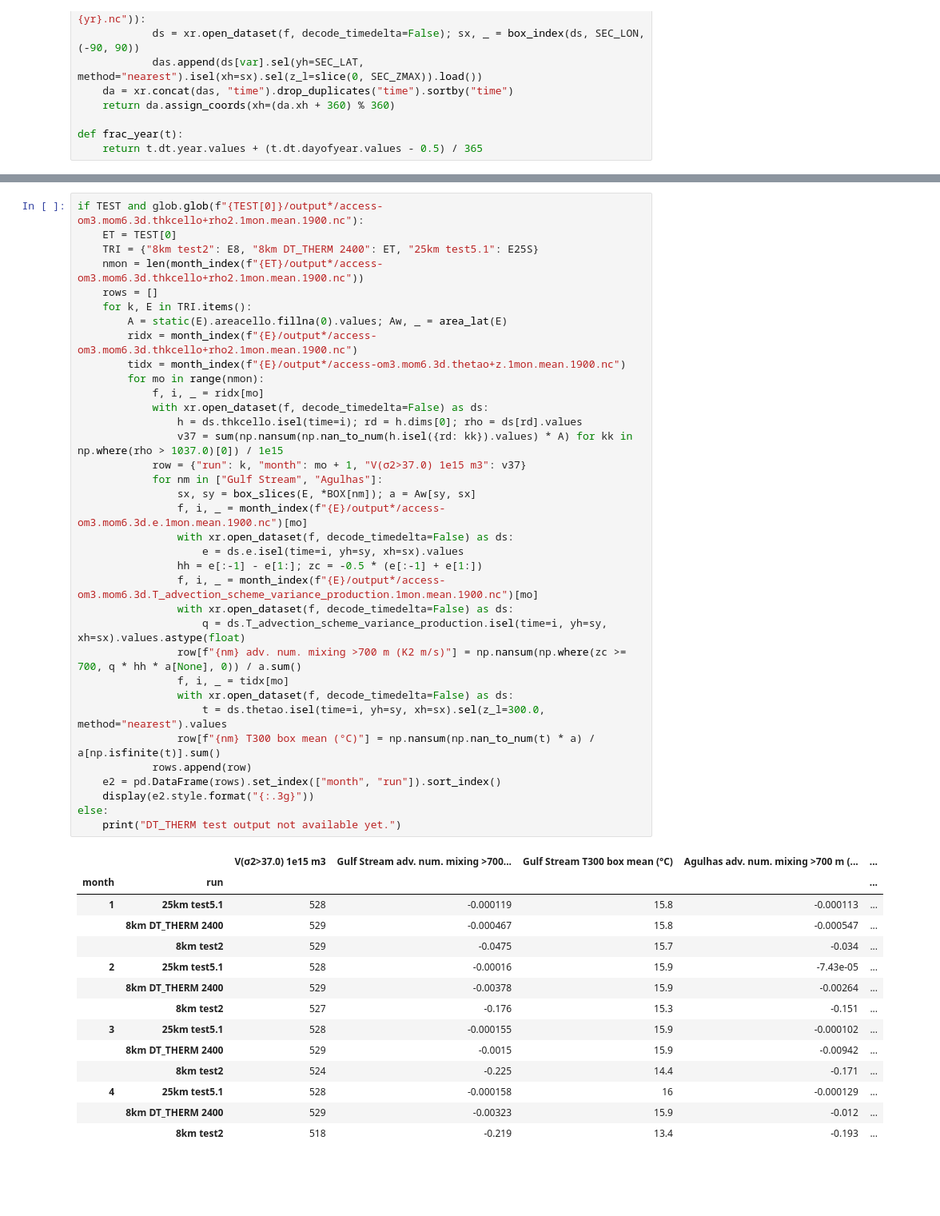
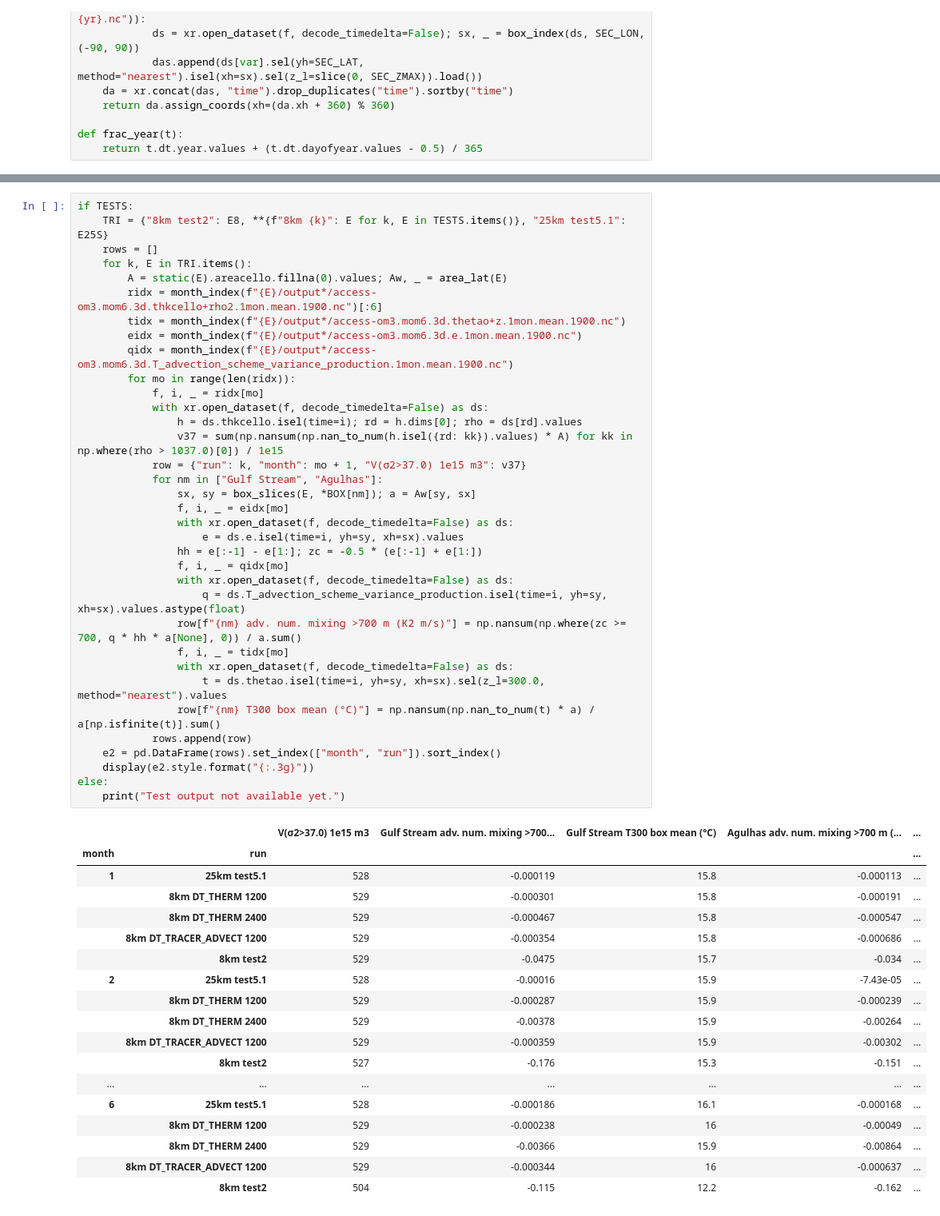
Before and after one commit to chrisb13/access-om3-paper-1, a Jupyter notebook: notebooks/8km_ryf_drift_diagnosis.ipynb, the cells around one changed output, grey strips where cells are left out. Shown at 80% size. Saved outputs shown, nothing was run; the diff lists cells and outputs as text; blank space fills up the shorter version.

```diff
--- a/notebooks/8km_ryf_drift_diagnosis.ipynb
+++ b/notebooks/8km_ryf_drift_diagnosis.ipynb
@@ -1029,51 +1078,55 @@ For each month the test has: global volume denser than σ₂ = 37.0 (B4), advect
 # %%
-if TEST and glob.glob(f"{TEST[0]}/output*/access-om3.mom6.3d.thkcello+rho2.1mon.mean.1900.nc"):
-    ET = TEST[0]
-    TRI = {"8km test2": E8, "8km DT_THERM 2400": ET, "25km test5.1": E25S}
-    nmon = len(month_index(f"{ET}/output*/access-om3.mom6.3d.thkcello+rho2.1mon.mean.1900.nc"))
+if TESTS:
+    TRI = {"8km test2": E8, **{f"8km {k}": E for k, E in TESTS.items()}, "25km test5.1": E25S}
     rows = []
     for k, E in TRI.items():
         A = static(E).areacello.fillna(0).values; Aw, _ = area_lat(E)
-        ridx = month_index(f"{E}/output*/access-om3.mom6.3d.thkcello+rho2.1mon.mean.1900.nc")
+        ridx = month_index(f"{E}/output*/access-om3.mom6.3d.thkcello+rho2.1mon.mean.1900.nc")[:6]
         tidx = month_index(f"{E}/output*/access-om3.mom6.3d.thetao+z.1mon.mean.1900.nc")
-        for mo in range(nmon):
+        eidx = month_index(f"{E}/output*/access-om3.mom6.3d.e.1mon.mean.1900.nc")
+        qidx = month_index(f"{E}/output*/access-om3.mom6.3d.T_advection_scheme_variance_production.1mon.mean.1900.nc")
+        for mo in range(len(ridx)):
             f, i, _ = ridx[mo]
             with xr.open_dataset(f, decode_timedelta=False) as ds:
                 h = ds.thkcello.isel(time=i); rd = h.dims[0]; rho = ds[rd].values
                 v37 = sum(np.nansum(np.nan_to_num(h.isel({rd: kk}).values) * A) for kk in np.where(rho > 1037.0)[0]) / 1e15
             row = {"run": k, "month": mo + 1, "V(σ2>37.0) 1e15 m3": v37}
             for nm in ["Gulf Stream", "Agulhas"]:
                 sx, sy = box_slices(E, *BOX[nm]); a = Aw[sy, sx]
-                f, i, _ = month_index(f"{E}/output*/access-om3.mom6.3d.e.1mon.mean.1900.nc")[mo]
+                f, i, _ = eidx[mo]
                 with xr.open_dataset(f, decode_timedelta=False) as ds:
                     e = ds.e.isel(time=i, yh=sy, xh=sx).values
                 hh = e[:-1] - e[1:]; zc = -0.5 * (e[:-1] + e[1:])
-                f, i, _ = month_index(f"{E}/output*/access-om3.mom6.3d.T_advection_scheme_variance_production.1mon.mean.1900.nc")[mo]
+                f, i, _ = qidx[mo]
                 with xr.open_dataset(f, decode_timedelta=False) as ds:
                     q = ds.T_advection_scheme_variance_production.isel(time=i, yh=sy, xh=sx).values.astype(float)
                 row[f"{nm} adv. num. mixing >700 m (K2 m/s)"] = np.nansum(np.where(zc >= 700, q * hh * a[None], 0)) / a.sum()
                 f, i, _ = tidx[mo]
                 with xr.open_dataset(f, decode_timedelta=False) as ds:
                     t = ds.thetao.isel(time=i, yh=sy, xh=sx).sel(z_l=300.0, method="nearest").values
                 row[f"{nm} T300 box mean (°C)"] = np.nansum(np.nan_to_num(t) * a) / a[np.isfinite(t)].sum()
             rows.append(row)
     e2 = pd.DataFrame(rows).set_index(["month", "run"]).sort_index()
     display(e2.style.format("{:.3g}"))
 else:
-    print("DT_THERM test output not available yet.")
+    print("Test output not available yet.")
 # %% [output]
 |  |  | V(σ2>37.0) 1e15 m3 | Gulf Stream adv. num. mixing >700... | Gulf Stream T300 box mean (°C) | Agulhas adv. num. mixing >700 m (... | ... |
 | month | run |  |  |  |  | ... |
 | 1 | 25km test5.1 | 528 | -0.000119 | 15.8 | -0.000113 | ... |
+|  | 8km DT_THERM 1200 | 529 | -0.000301 | 15.8 | -0.000191 | ... |
 |  | 8km DT_THERM 2400 | 529 | -0.000467 | 15.8 | -0.000547 | ... |
+|  | 8km DT_TRACER_ADVECT 1200 | 529 | -0.000354 | 15.8 | -0.000686 | ... |
 |  | 8km test2 | 529 | -0.0475 | 15.7 | -0.034 | ... |
 | 2 | 25km test5.1 | 528 | -0.00016 | 15.9 | -7.43e-05 | ... |
+|  | 8km DT_THERM 1200 | 529 | -0.000287 | 15.9 | -0.000239 | ... |
 |  | 8km DT_THERM 2400 | 529 | -0.00378 | 15.9 | -0.00264 | ... |
+|  | 8km DT_TRACER_ADVECT 1200 | 529 | -0.000359 | 15.9 | -0.00302 | ... |
 |  | 8km test2 | 527 | -0.176 | 15.3 | -0.151 | ... |
-| 3 | 25km test5.1 | 528 | -0.000155 | 15.9 | -0.000102 | ... |
-|  | 8km DT_THERM 2400 | 529 | -0.0015 | 15.9 | -0.00942 | ... |
-|  | 8km test2 | 524 | -0.225 | 14.4 | -0.171 | ... |
-| 4 | 25km test5.1 | 528 | -0.000158 | 16 | -0.000129 | ... |
-|  | 8km DT_THERM 2400 | 529 | -0.00323 | 15.9 | -0.012 | ... |
-|  | 8km test2 | 518 | -0.219 | 13.4 | -0.193 | ... |
+| ... | ... | ... | ... | ... | ... | ... |
+| 6 | 25km test5.1 | 528 | -0.000186 | 16.1 | -0.000168 | ... |
+|  | 8km DT_THERM 1200 | 529 | -0.000238 | 16 | -0.00049 | ... |
+|  | 8km DT_THERM 2400 | 529 | -0.00366 | 15.9 | -0.00864 | ... |
+|  | 8km DT_TRACER_ADVECT 1200 | 529 | -0.000344 | 16 | -0.000637 | ... |
+|  | 8km test2 | 504 | -0.115 | 12.2 | -0.162 | ... |
 # %% [markdown]
```
Also changed, not shown: parts of 9 cells of this notebook.
